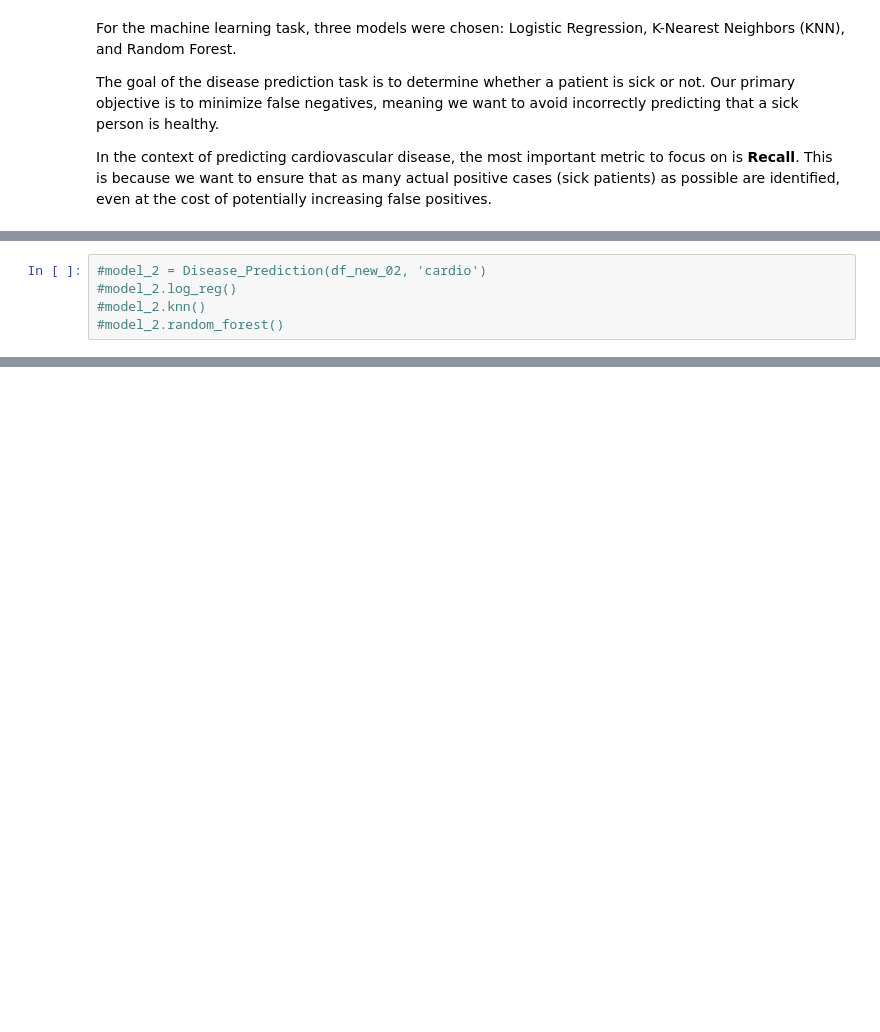
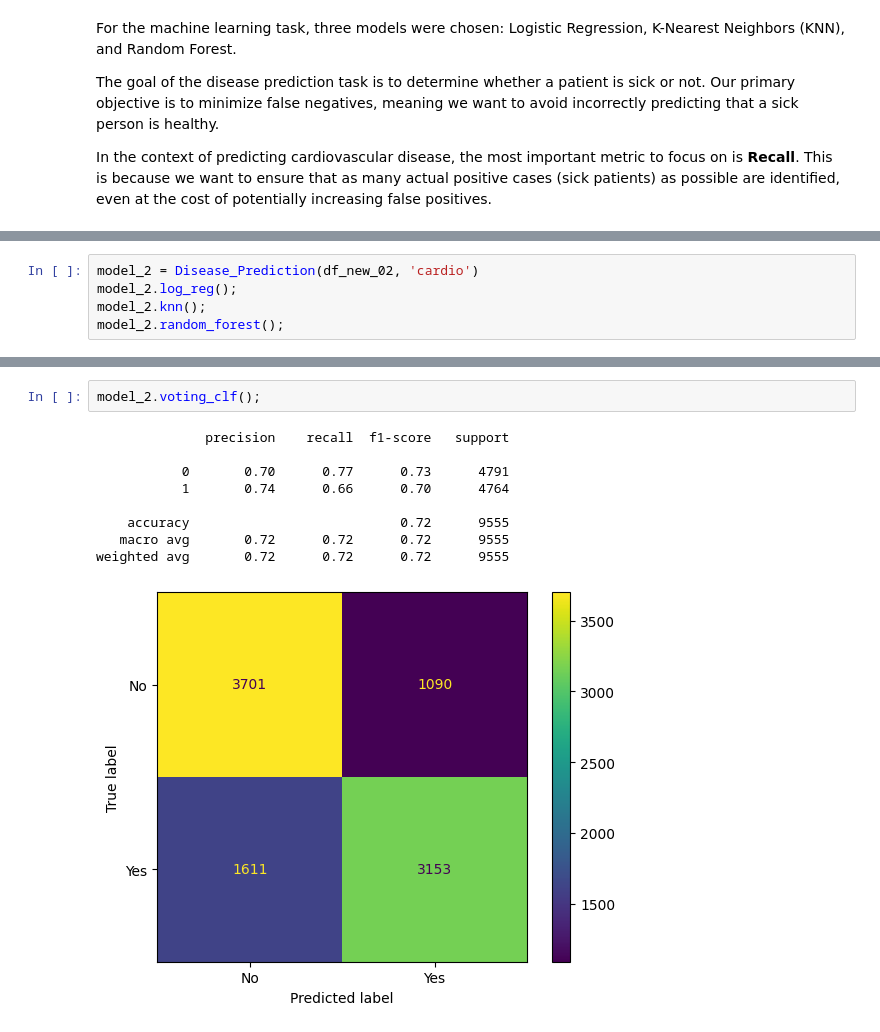
Before and after one commit to S1gge/Machine-Learning-Medical-Prediction, a Jupyter notebook: Lab_01/Report.ipynb, the cells around one changed output, grey strips where cells are left out. Drawn from its saved outputs; the diff is of its cells as text; blank space fills up the shorter version.

```diff
--- a/Lab_01/Report.ipynb
+++ b/Lab_01/Report.ipynb
@@ -264,5 +268,5 @@ LogisticRegression(C=1, l1_ratio=np.float64(0.6842105263157894), max_iter=1000,
 # %%
-#model_2 = Disease_Prediction(df_new_02, 'cardio')
-#model_2.log_reg()
-#model_2.knn()
-#model_2.random_forest()
+model_2 = Disease_Prediction(df_new_02, 'cardio')
+model_2.log_reg();
+model_2.knn();
+model_2.random_forest();
@@ -278,0 +303,12 @@ LogisticRegression(C=1, l1_ratio=np.float64(0.6842105263157894), max_iter=1000,
+# %%
+model_2.voting_clf();
+# %% [output]
+              precision    recall  f1-score   support
+
+           0       0.70      0.77      0.73      4791
+           1       0.74      0.66      0.70      4764
+
+    accuracy                           0.72      9555
+   macro avg       0.72      0.72      0.72      9555
+weighted avg       0.72      0.72      0.72      9555
+[figure, added]
```
Also changed, not shown: parts of 12 cells of this notebook, 2 other files.
